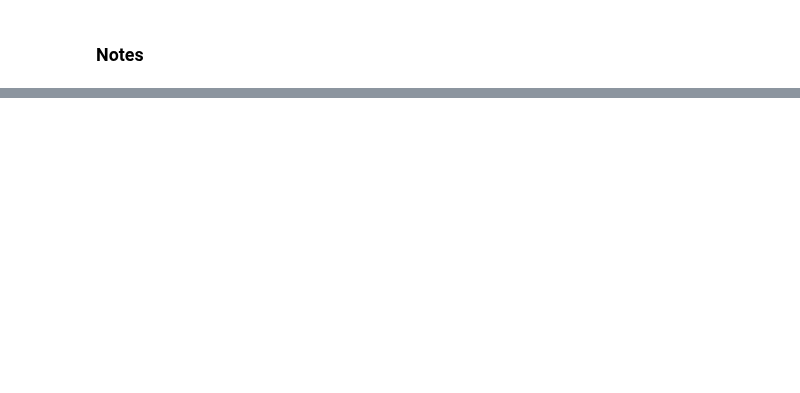
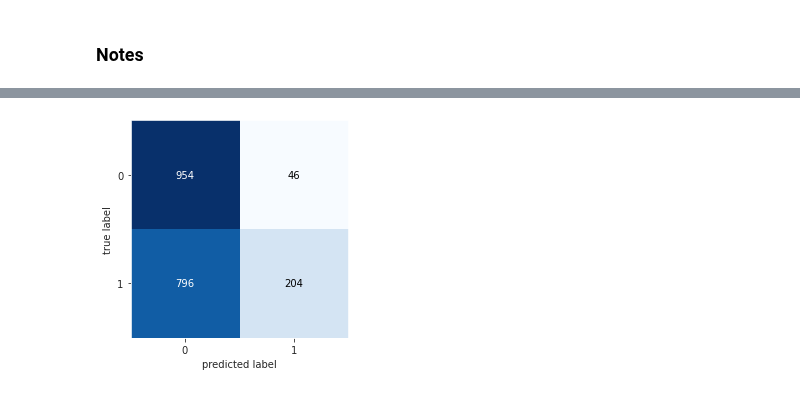
Before and after one commit to jmarrietar/ocular, a Jupyter notebook: Notebooks/transfer_learning_fine_tunning.ipynb, the cells around one changed output, grey strips where cells are left out. Cells and saved outputs as stored; diff of their text form; code cells hidden in the pictures; blank space fills up the shorter version.

```diff
--- a/Notebooks/transfer_learning_fine_tunning.ipynb
+++ b/Notebooks/transfer_learning_fine_tunning.ipynb
@@ -323,0 +346,6 @@ AUC: 0.5469878089690099
+# %%
+fig, ax = plot_confusion_matrix(conf_mat=cm,
+                                show_normed=False)
+plt.show()
+# %% [output]
+[figure, added]
```
Also changed, not shown: parts of 28 cells of this notebook.
